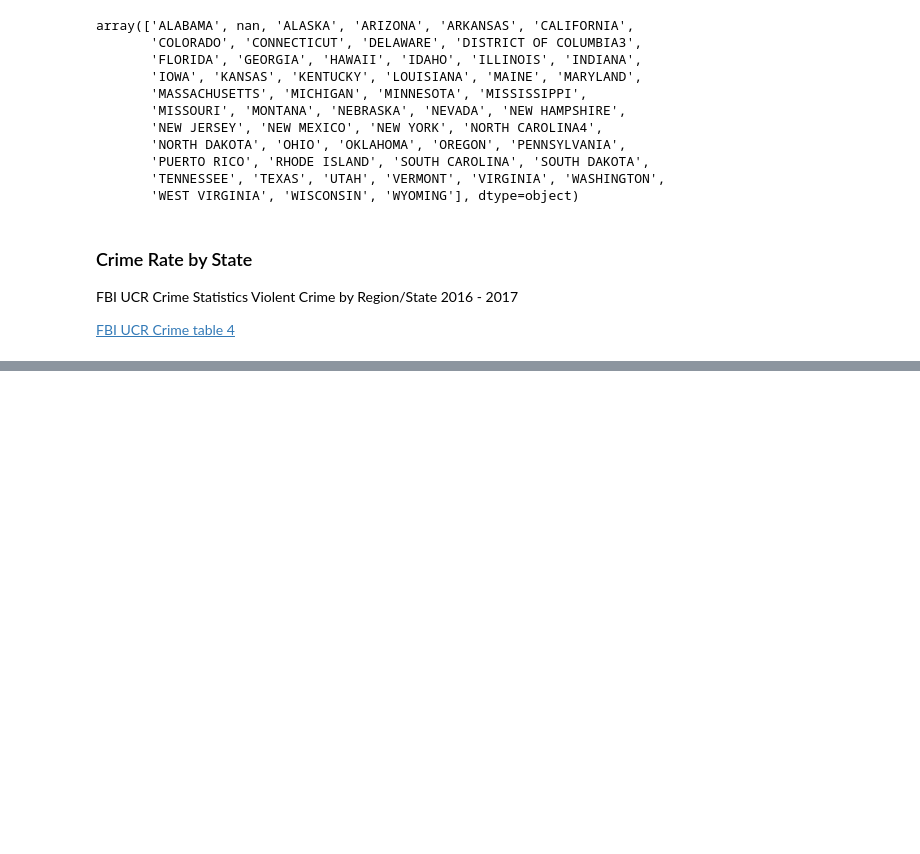
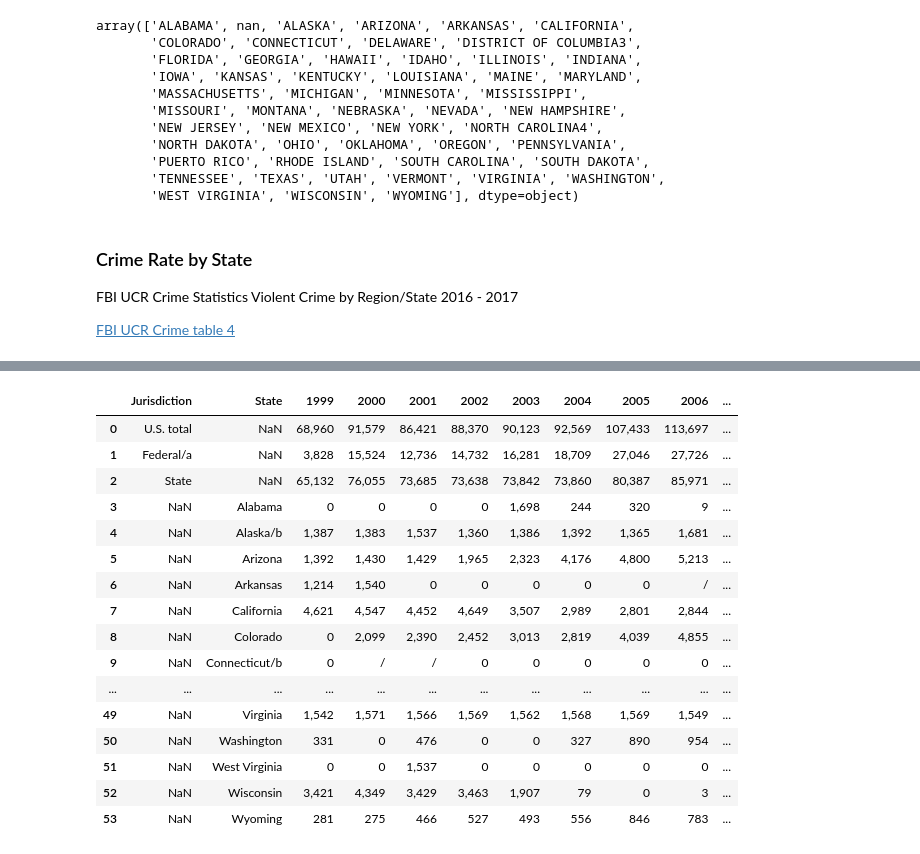
Before and after one commit to EricMa206/Module3Project, a Jupyter notebook: Project 3 Congress.ipynb, the cells around one changed output, grey strips where cells are left out. Saved outputs shown, nothing was run; the diff lists cells and outputs as text; code cells hidden in the pictures; blank space fills up the shorter version.

```diff
--- a/Project 3 Congress.ipynb
+++ b/Project 3 Congress.ipynb
@@ -380,0 +379,23 @@ crime_df.drop()
+# %%
+private_prison_pop_df = pd.read_csv('pp_pop.csv', skiprows = 8, header = 1)
+private_prison_pop_df.rename(columns = {'Unnamed: 1':'State'}, inplace = True)
+private_prison_pop_df.drop(index = ([54,55,56,57,58,59,60,61]), inplace = True)
+private_prison_pop_df
+# %% [output]
+|  | Jurisdiction | State | 1999 | 2000 | 2001 | 2002 | 2003 | 2004 | 2005 | 2006 | ... |
+| 0 | U.S. total | NaN | 68,960 | 91,579 | 86,421 | 88,370 | 90,123 | 92,569 | 107,433 | 113,697 | ... |
+| 1 | Federal/a | NaN | 3,828 | 15,524 | 12,736 | 14,732 | 16,281 | 18,709 | 27,046 | 27,726 | ... |
+| 2 | State | NaN | 65,132 | 76,055 | 73,685 | 73,638 | 73,842 | 73,860 | 80,387 | 85,971 | ... |
+| 3 | NaN | Alabama | 0 | 0 | 0 | 0 | 1,698 | 244 | 320 | 9 | ... |
+| 4 | NaN | Alaska/b | 1,387 | 1,383 | 1,537 | 1,360 | 1,386 | 1,392 | 1,365 | 1,681 | ... |
+| 5 | NaN | Arizona | 1,392 | 1,430 | 1,429 | 1,965 | 2,323 | 4,176 | 4,800 | 5,213 | ... |
+| 6 | NaN | Arkansas | 1,214 | 1,540 | 0 | 0 | 0 | 0 | 0 | / | ... |
+| 7 | NaN | California | 4,621 | 4,547 | 4,452 | 4,649 | 3,507 | 2,989 | 2,801 | 2,844 | ... |
+| 8 | NaN | Colorado | 0 | 2,099 | 2,390 | 2,452 | 3,013 | 2,819 | 4,039 | 4,855 | ... |
+| 9 | NaN | Connecticut/b | 0 | / | / | 0 | 0 | 0 | 0 | 0 | ... |
+| ... | ... | ... | ... | ... | ... | ... | ... | ... | ... | ... | ... |
+| 49 | NaN | Virginia | 1,542 | 1,571 | 1,566 | 1,569 | 1,562 | 1,568 | 1,569 | 1,549 | ... |
+| 50 | NaN | Washington | 331 | 0 | 476 | 0 | 0 | 327 | 890 | 954 | ... |
+| 51 | NaN | West Virginia | 0 | 0 | 1,537 | 0 | 0 | 0 | 0 | 0 | ... |
+| 52 | NaN | Wisconsin | 3,421 | 4,349 | 3,429 | 3,463 | 1,907 | 79 | 0 | 3 | ... |
+| 53 | NaN | Wyoming | 281 | 275 | 466 | 527 | 493 | 556 | 846 | 783 | ... |
```
Also changed, not shown: parts of 6 cells of this notebook, 1 other file.
